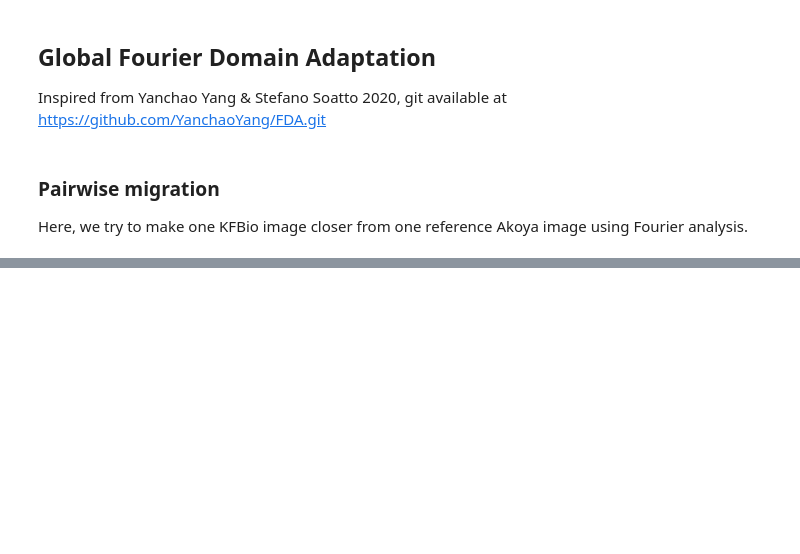
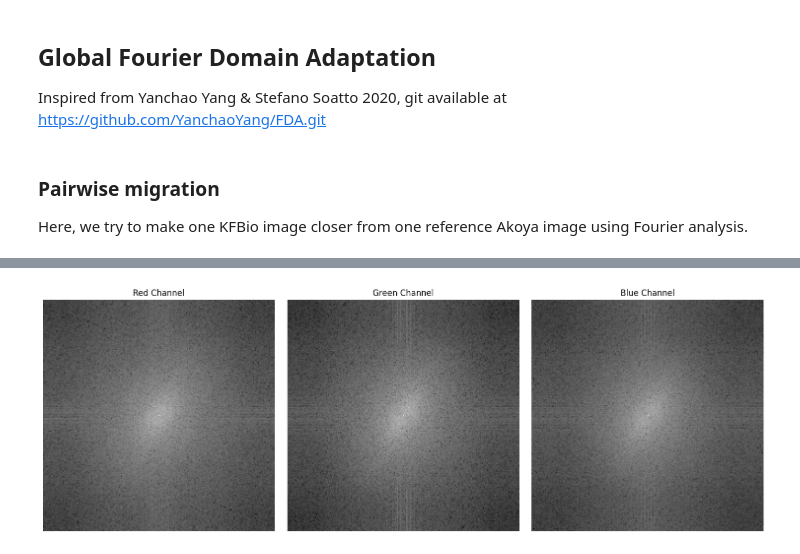
Before and after one commit to Leooryx/ASTAR_internship, a Jupyter notebook: Fourier_Domain_Adaptation/FDA_tests.ipynb, the cells around one changed output, grey strips where cells are left out. Drawn from its saved outputs; the diff is of its cells as text; code cells hidden in the pictures; blank space fills up the shorter version.

```diff
--- a/Fourier_Domain_Adaptation/FDA_tests.ipynb
+++ b/Fourier_Domain_Adaptation/FDA_tests.ipynb
@@ -132,0 +218,42 @@ def FDA_source_to_target_np( src_img, trg_img, L=0.1 ):
+# %%
+#test
+#Display of the amplitude spectrum for RGB
+
+def amplitude_spectrum_per_channel(img):
+    """
+    Computes the log-amplitude spectrum for each channel in a CHW image.
+
+    Args:
+        img (np.ndarray): Image in shape (C, H, W), float32 or uint8.
+
+    Returns:
+        List[np.ndarray]: Log-amplitude spectrum for each channel.
+    """
+    img = img.astype(np.float32)
+    spectra = []
+
+    for c in range(img.shape[0]):
+        fft = np.fft.fft2(img[c])                 # FFT per channel
+        fft_shift = np.fft.fftshift(fft)          # Shift low-freq to center
+        amplitude = np.abs(fft_shift)
+        log_amp = np.log1p(amplitude)             # log(1 + x) for stability
+        spectra.append(log_amp)
+
+    return spectra
+
+# Apply to target image (CHW format)
+spectra = amplitude_spectrum_per_channel(trg_img)
+
+# Plot each channel's spectrum
+fig, axes = plt.subplots(1, 3, figsize=(15, 5))
+channel_names = ['Red Channel', 'Green Channel', 'Blue Channel']
+
+for i in range(3):
+    axes[i].imshow(spectra[i], cmap='gray')
+    axes[i].set_title(channel_names[i])
+    axes[i].axis('off')
+
+plt.tight_layout()
+plt.show()
+# %% [output]
+[figure, added]
```
Also changed, not shown: parts of 4 cells of this notebook, 1 other file.
